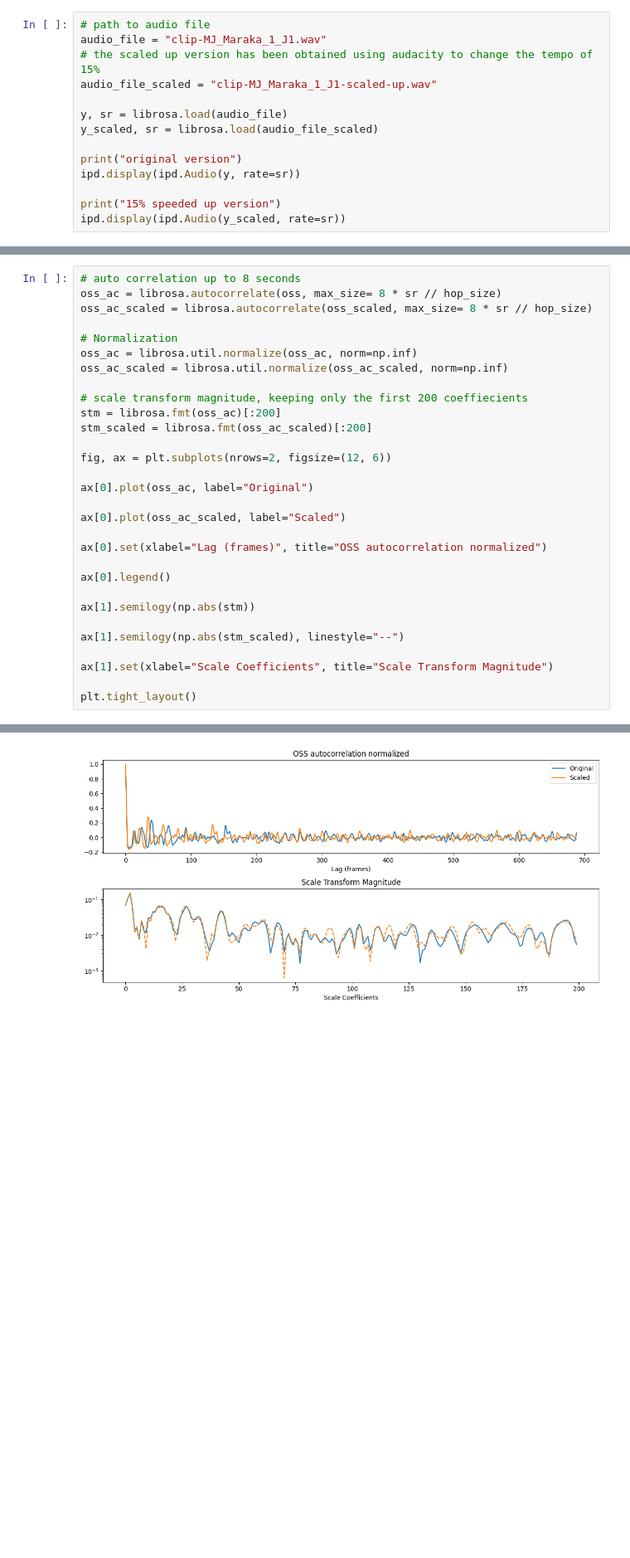
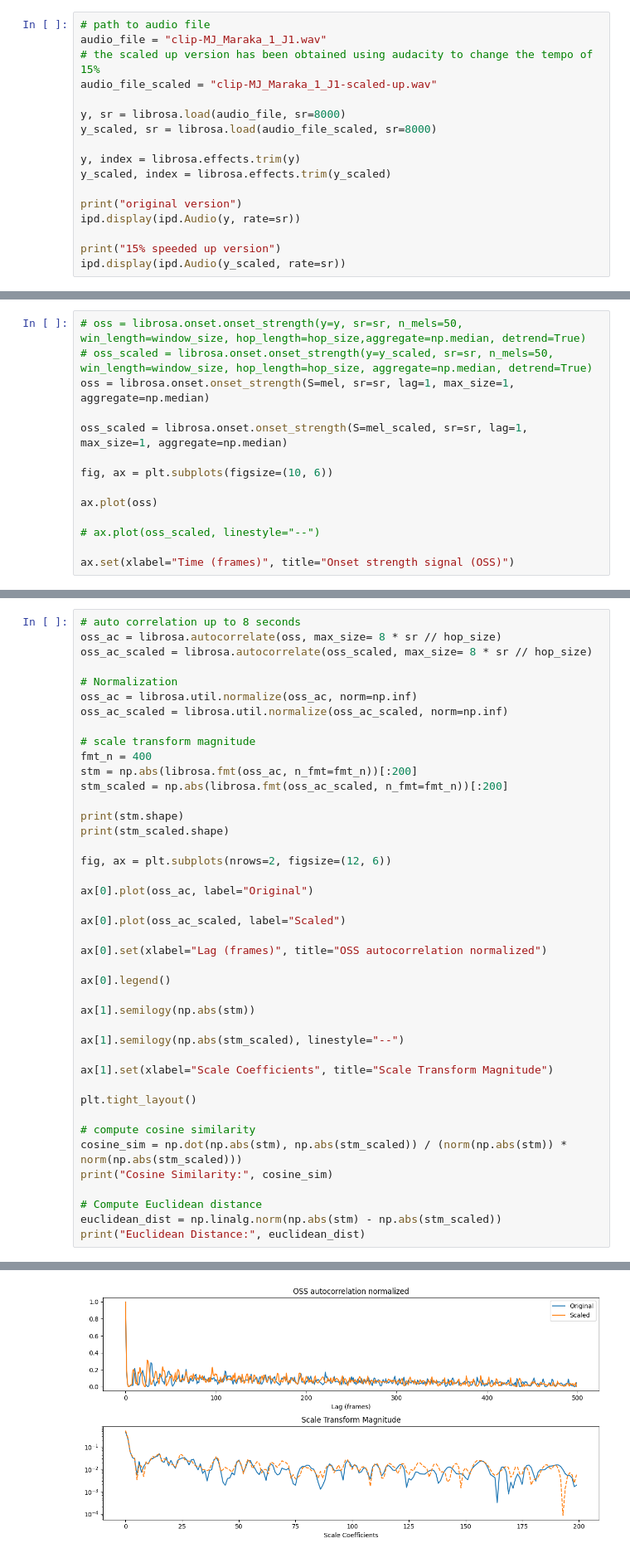
Before and after one commit to Masetto96/rhythmic-pattern-analysis, a Jupyter notebook: computation_demo.ipynb, the cells around one changed output, grey strips where cells are left out. Shown at 83% size. Cells and saved outputs as stored; diff of their text form; blank space fills up the shorter version.

```diff
--- a/computation_demo.ipynb
+++ b/computation_demo.ipynb
@@ -38,8 +37,11 @@ audio_file = "clip-MJ_Maraka_1_J1.wav"
 # the scaled up version has been obtained using audacity to change the tempo of 15%
 audio_file_scaled = "clip-MJ_Maraka_1_J1-scaled-up.wav"
 
-y, sr = librosa.load(audio_file)
-y_scaled, sr = librosa.load(audio_file_scaled)
+y, sr = librosa.load(audio_file, sr=8000)
+y_scaled, sr = librosa.load(audio_file_scaled, sr=8000)
+
+y, index = librosa.effects.trim(y)
+y_scaled, index = librosa.effects.trim(y_scaled)
 
 print("original version")
 ipd.display(ipd.Audio(y, rate=sr))
@@ -121,0 +78,14 @@ plt.tight_layout()
+# %%
+# oss = librosa.onset.onset_strength(y=y, sr=sr, n_mels=50, win_length=window_size, hop_length=hop_size,aggregate=np.median, detrend=True)
+# oss_scaled = librosa.onset.onset_strength(y=y_scaled, sr=sr, n_mels=50, win_length=window_size, hop_length=hop_size, aggregate=np.median, detrend=True)
+oss = librosa.onset.onset_strength(S=mel, sr=sr, lag=1, max_size=1, aggregate=np.median)
+
+oss_scaled = librosa.onset.onset_strength(S=mel_scaled, sr=sr, lag=1, max_size=1, aggregate=np.median)
+
+fig, ax = plt.subplots(figsize=(10, 6))
+
+ax.plot(oss)
+
+# ax.plot(oss_scaled, linestyle="--")
+
+ax.set(xlabel="Time (frames)", title="Onset strength signal (OSS)")
@@ -140,9 +113,13 @@ oss_ac_scaled = librosa.autocorrelate(oss_scaled, max_size= 8 * sr // hop_size)
 oss_ac = librosa.util.normalize(oss_ac, norm=np.inf)
 oss_ac_scaled = librosa.util.normalize(oss_ac_scaled, norm=np.inf)
 
-# scale transform magnitude, keeping only the first 200 coeffiecients
-stm = librosa.fmt(oss_ac)[:200]
-stm_scaled = librosa.fmt(oss_ac_scaled)[:200]
+# scale transform magnitude
+fmt_n = 400
+stm = np.abs(librosa.fmt(oss_ac, n_fmt=fmt_n))[:200]
+stm_scaled = np.abs(librosa.fmt(oss_ac_scaled, n_fmt=fmt_n))[:200]
+
+print(stm.shape)
+print(stm_scaled.shape)
 
 fig, ax = plt.subplots(nrows=2, figsize=(12, 6))
 
@@ -161,4 +138,12 @@ ax[1].semilogy(np.abs(stm_scaled), linestyle="--")
 ax[1].set(xlabel="Scale Coefficients", title="Scale Transform Magnitude")
 
 plt.tight_layout()
+
+# compute cosine similarity
+cosine_sim = np.dot(np.abs(stm), np.abs(stm_scaled)) / (norm(np.abs(stm)) * norm(np.abs(stm_scaled)))
+print("Cosine Similarity:", cosine_sim)
+
+# Compute Euclidean distance
+euclidean_dist = np.linalg.norm(np.abs(stm) - np.abs(stm_scaled))
+print("Euclidean Distance:", euclidean_dist)
 # %% [output]
@@ -165,4 +154,4 @@ plt.tight_layout()
-[figure, old version]
+[figure, new version]
 # %% [markdown]
 Finally, let us compute the similarity between the 2 STMs.
 
```
Also changed, not shown: parts of 14 cells of this notebook, 1 other file.
